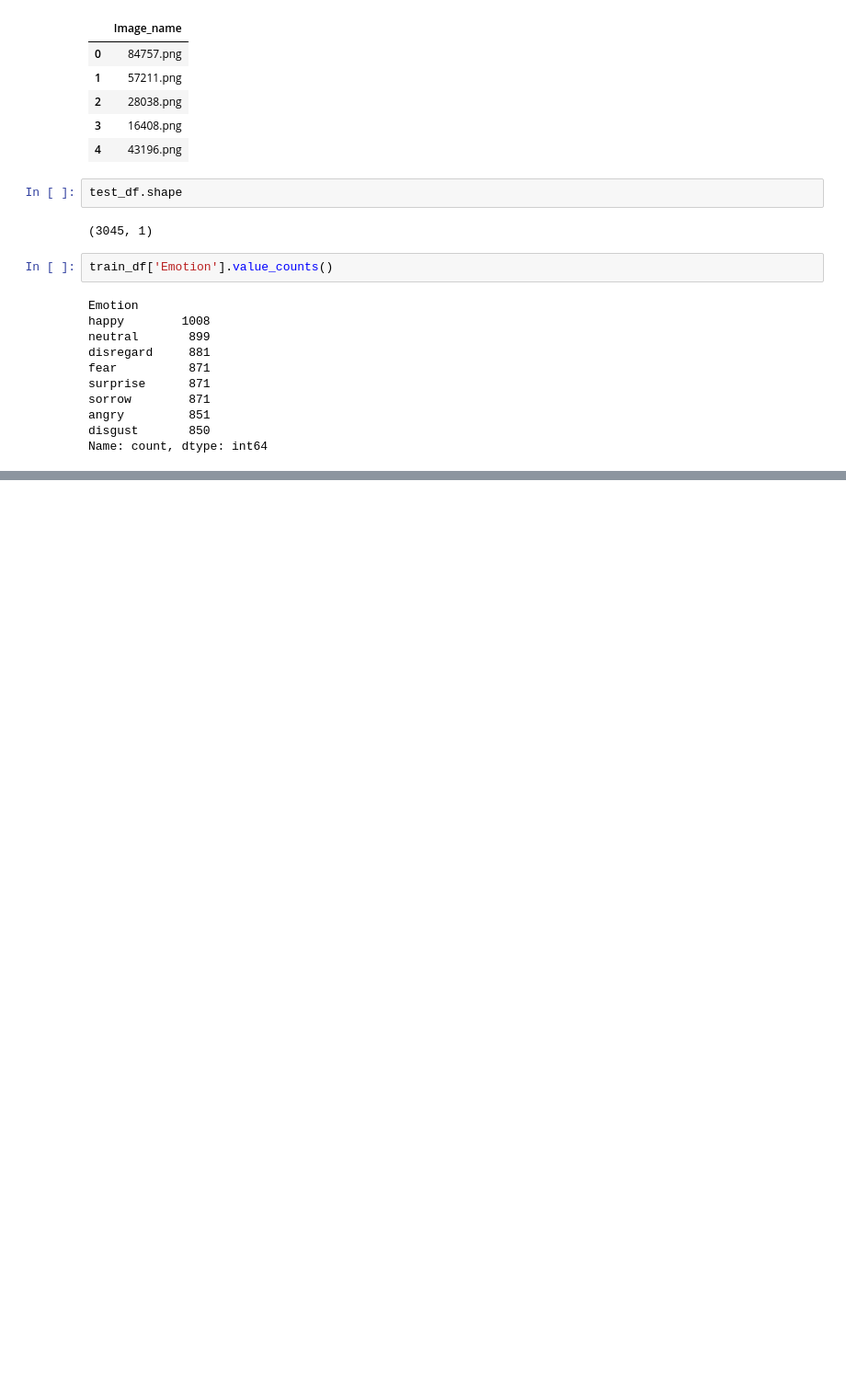
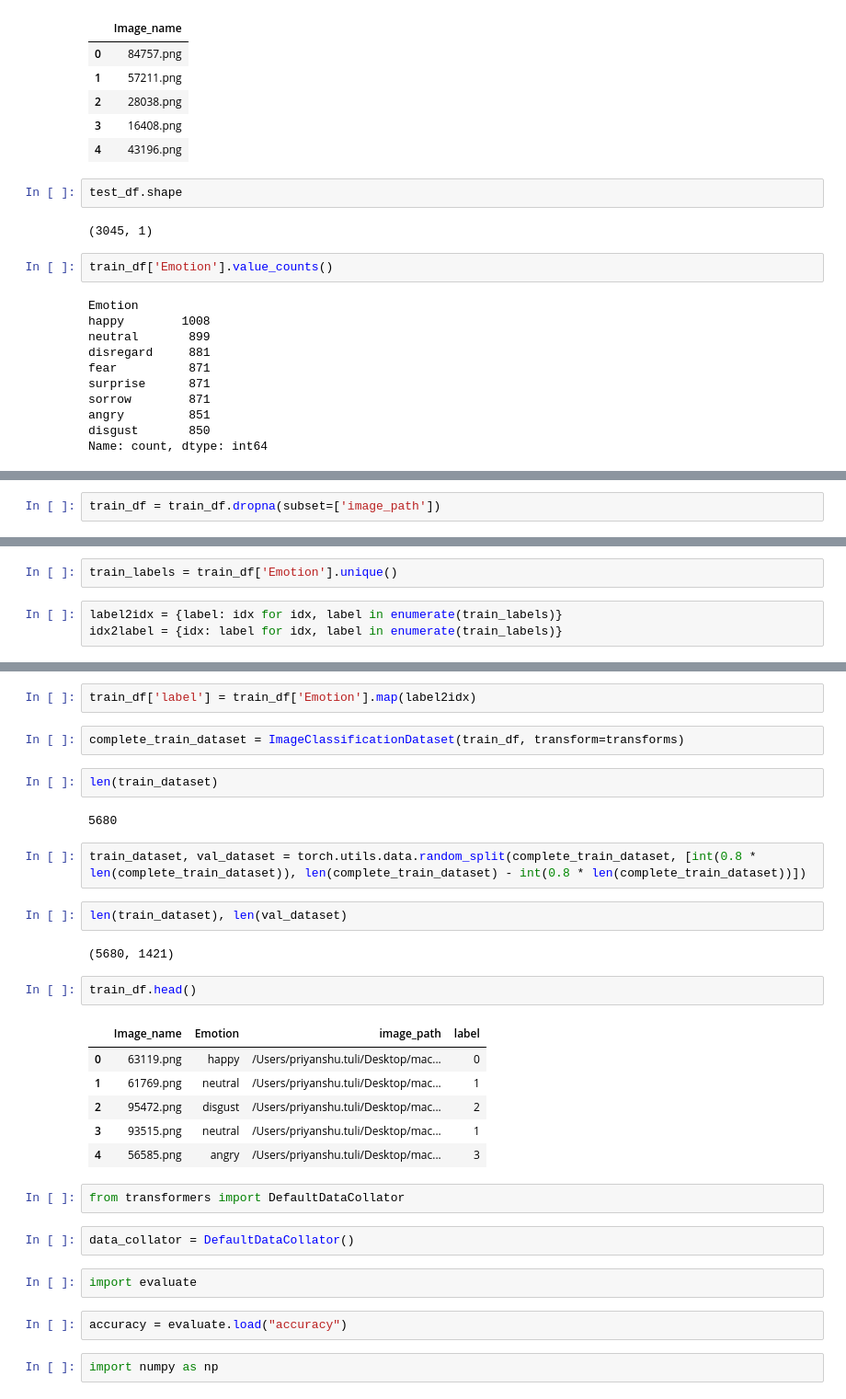
Before and after one commit to Priyanshu0/MachineHack-Competitions, a Jupyter notebook: emotions_prediction.ipynb, the cells around one changed output, grey strips where cells are left out. Shown at 92% size. Drawn from its saved outputs; the diff is of its cells as text; blank space fills up the shorter version.

```diff
--- a/emotions_prediction.ipynb
+++ b/emotions_prediction.ipynb
@@ -45,0 +87,2 @@ Name: count, dtype: int64
+# %%
+train_df = train_df.dropna(subset=['image_path'])
@@ -45,0 +93,5 @@ Name: count, dtype: int64
+# %%
+train_labels = train_df['Emotion'].unique()
+# %%
+label2idx = {label: idx for idx, label in enumerate(train_labels)}
+idx2label = {idx: label for idx, label in enumerate(train_labels)}
@@ -45,0 +146,33 @@ Name: count, dtype: int64
+# %%
+train_df['label'] = train_df['Emotion'].map(label2idx)
+# %%
+complete_train_dataset = ImageClassificationDataset(train_df, transform=transforms)
+# %%
+len(train_dataset)
+# %% [output]
+5680
+# %%
+train_dataset, val_dataset = torch.utils.data.random_split(complete_train_dataset, [int(0.8 * len(complete_train_dataset)), len(complete_train_dataset) - int(0.8 * len(complete_train_dataset))])
+# %%
+len(train_dataset), len(val_dataset)
+# %% [output]
+(5680, 1421)
+# %%
+train_df.head()
+# %% [output]
+|  | Image_name | Emotion | image_path | label |
+| 0 | 63119.png | happy | /Users/priyanshu.tuli/Desktop/mac... | 0 |
+| 1 | 61769.png | neutral | /Users/priyanshu.tuli/Desktop/mac... | 1 |
+| 2 | 95472.png | disgust | /Users/priyanshu.tuli/Desktop/mac... | 2 |
+| 3 | 93515.png | neutral | /Users/priyanshu.tuli/Desktop/mac... | 1 |
+| 4 | 56585.png | angry | /Users/priyanshu.tuli/Desktop/mac... | 3 |
+# %%
+from transformers import DefaultDataCollator
+# %%
+data_collator = DefaultDataCollator()
+# %%
+import evaluate
+# %%
+accuracy = evaluate.load("accuracy")
+# %%
+import numpy as np
```
Also changed, not shown: parts of 33 cells of this notebook.
